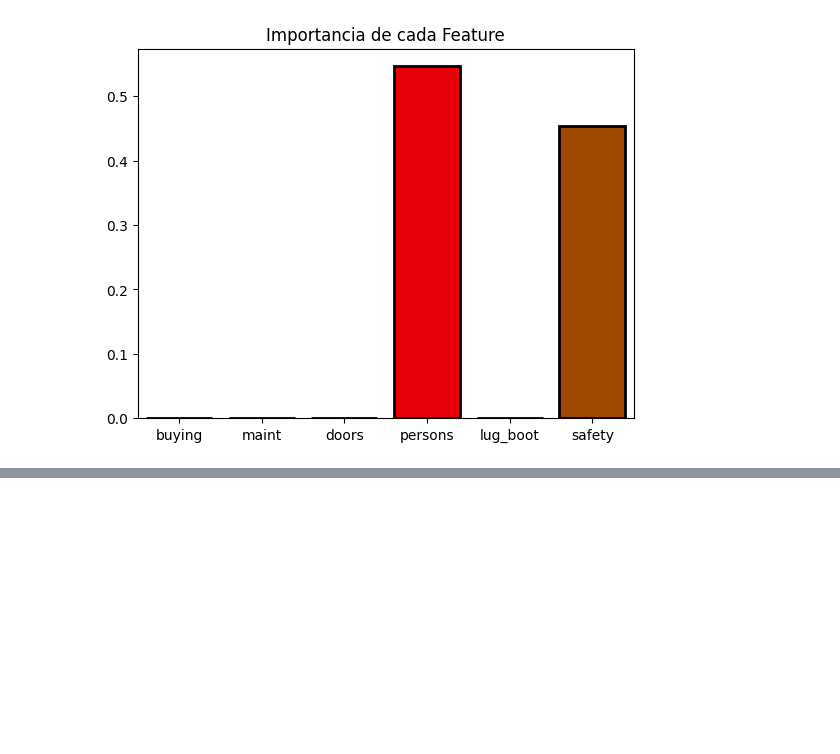
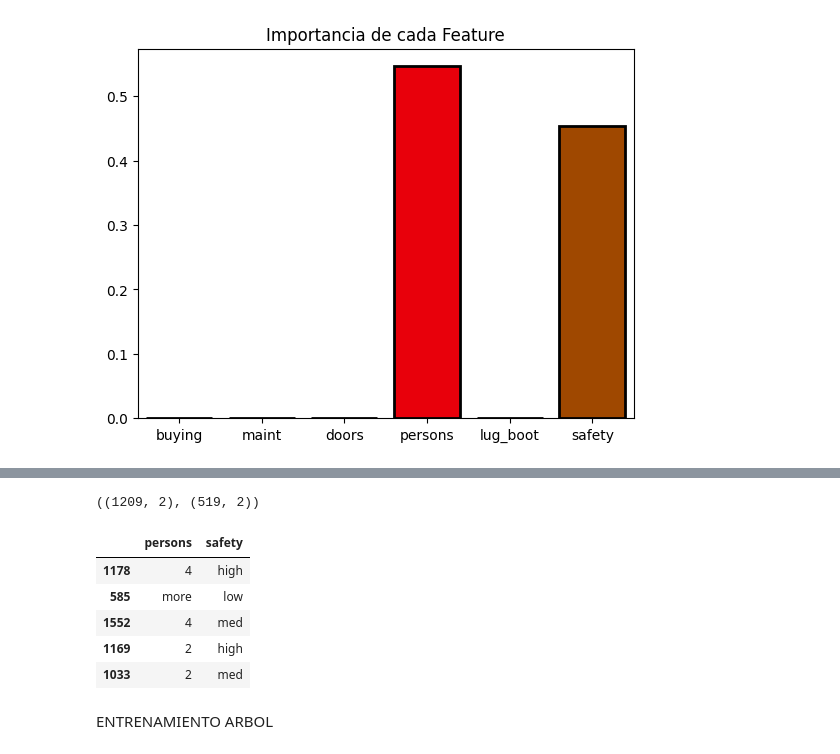
Before and after one commit to dparedes616/Tree-and-RF, a Jupyter notebook: Arbol_Proyecto_Carrros.ipynb, the cells around one changed output, grey strips where cells are left out. Cells and saved outputs as stored; diff of their text form; code cells hidden in the pictures; blank space fills up the shorter version.

```diff
--- a/Arbol_Proyecto_Carrros.ipynb
+++ b/Arbol_Proyecto_Carrros.ipynb
@@ -213,0 +254,17 @@ plt.show()
+# %%
+#Verifiquemos que tenemos
+X_train.shape, X_test.shape
+# %% [output]
+((1209, 2), (519, 2))
+# %%
+#Detalle
+X_train.head(5)
+# %% [output]
+|  | persons | safety |
+| 1178 | 4 | high |
+| 585 | more | low |
+| 1552 | 4 | med |
+| 1169 | 2 | high |
+| 1033 | 2 | med |
+# %% [markdown]
+ENTRENAMIENTO ARBOL
```
Also changed, not shown: parts of 12 cells of this notebook.
